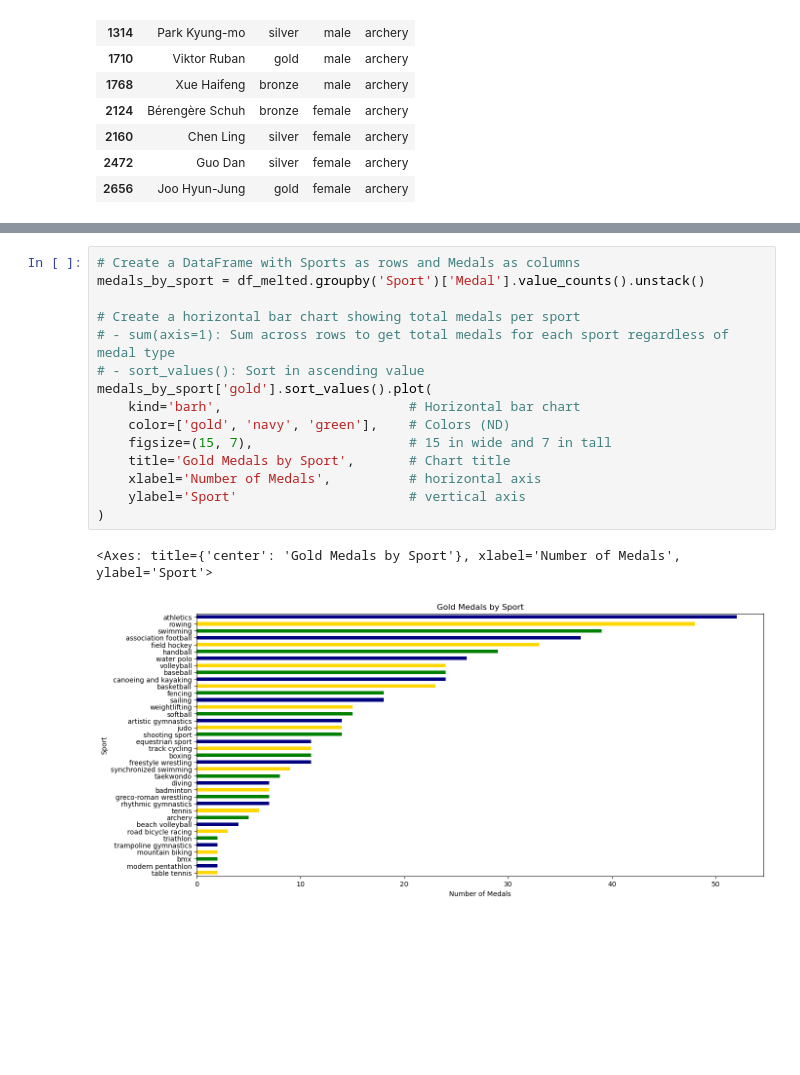
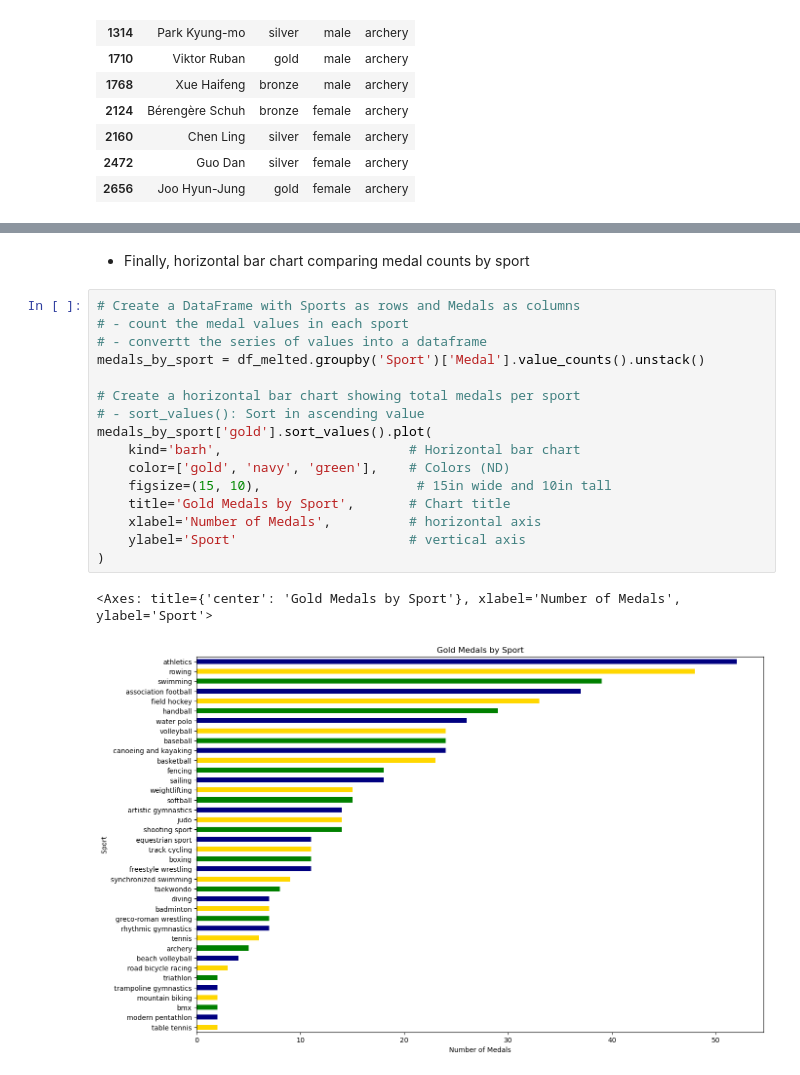
Before and after one commit to wsteadman/Steadman-Data-Science-Portfolio, a Jupyter notebook: Tidy Data Project/Olympians.ipynb, the cells around one changed output, grey strips where cells are left out. Saved outputs shown, nothing was run; the diff lists cells and outputs as text; blank space fills up the shorter version.

```diff
--- a/Tidy Data Project/Olympians.ipynb
+++ b/Tidy Data Project/Olympians.ipynb
@@ -92,21 +105,24 @@ Sex_count.plot(
 # %% [output]
 <Axes: title={'center': 'Count of Medals by Sex'}, xlabel='Sex'>
 [figure]
+# %% [markdown]
+- Finally, horizontal bar chart comparing medal counts by sport
 # %%
 # Create a DataFrame with Sports as rows and Medals as columns
+# - count the medal values in each sport
+# - convertt the series of values into a dataframe
 medals_by_sport = df_melted.groupby('Sport')['Medal'].value_counts().unstack()
 
 # Create a horizontal bar chart showing total medals per sport
-# - sum(axis=1): Sum across rows to get total medals for each sport regardless of medal type
 # - sort_values(): Sort in ascending value
 medals_by_sport['gold'].sort_values().plot(
     kind='barh',                        # Horizontal bar chart
     color=['gold', 'navy', 'green'],    # Colors (ND)
-    figsize=(15, 7),                    # 15 in wide and 7 in tall
+    figsize=(15, 10),                    # 15in wide and 10in tall
     title='Gold Medals by Sport',       # Chart title
     xlabel='Number of Medals',          # horizontal axis
     ylabel='Sport'                      # vertical axis
 )
 # %% [output]
 <Axes: title={'center': 'Gold Medals by Sport'}, xlabel='Number of Medals', ylabel='Sport'>
-[figure, old version]
+[figure, new version]
```
Also changed, not shown: parts of 6 cells of this notebook, 2 other files.
